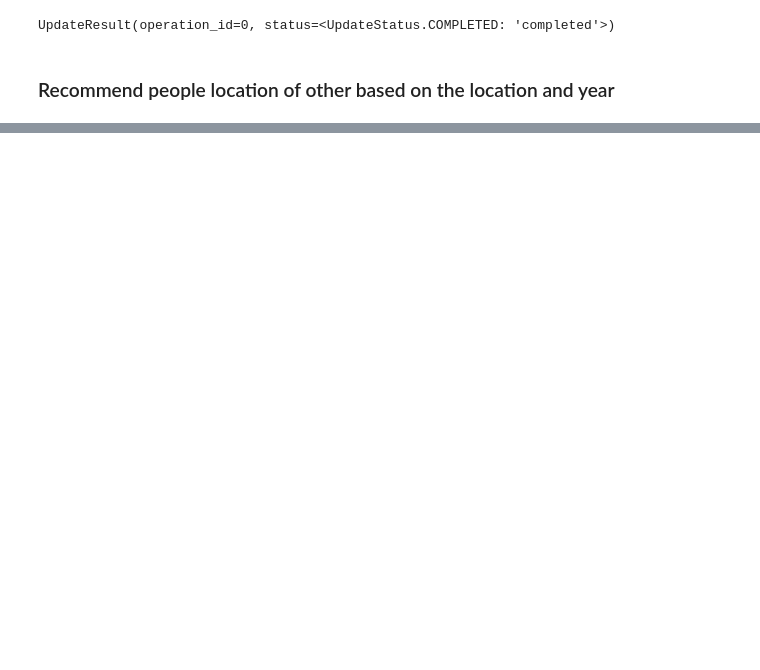
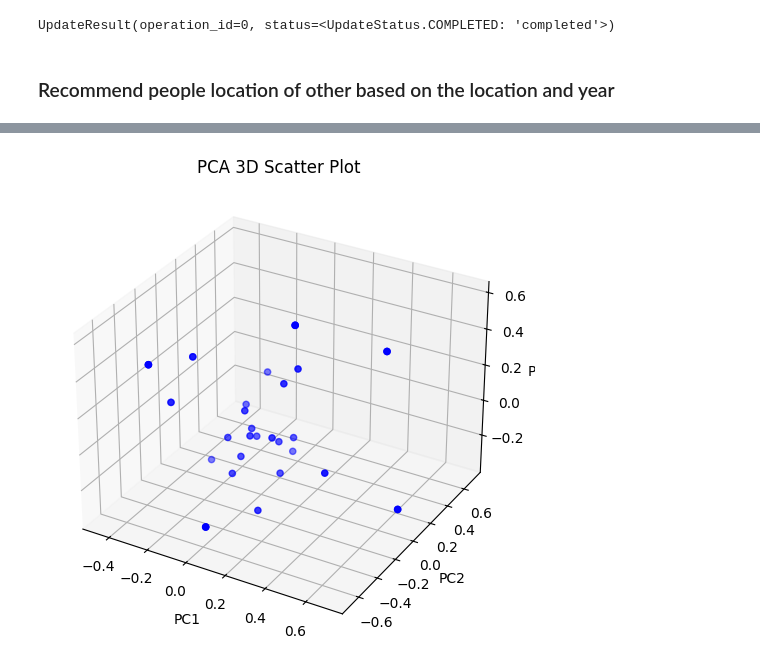
Before and after one commit to CrimsonDevil333333/NLP-Notebook-Collection, a Jupyter notebook: 02_embeddings_genration.ipynb, the cells around one changed output, grey strips where cells are left out. Cells and saved outputs as stored; diff of their text form; code cells hidden in the pictures; blank space fills up the shorter version.

```diff
--- a/02_embeddings_genration.ipynb
+++ b/02_embeddings_genration.ipynb
@@ -318,0 +334,10 @@ plt.show()
+# %%
+complete_data = client.retrieve(
+    collection_name=country_collection_name,
+    ids= [data[0] for data in sorted_recommendations],
+    with_vectors=True
+)
+
+# Extract vectors from complete_data
+vector_data = [data.vector for data in complete_data]
+vector_data[0][:5]
@@ -318,0 +363,25 @@ plt.show()
+# %%
+import numpy as np
+import matplotlib.pyplot as plt
+from sklearn.decomposition import PCA
+
+# Reduce dimensionality using PCA
+pca = PCA(n_components=3)
+vectors_3d = pca.fit_transform(vector_data)
+
+# Create 3D scatter plot
+fig = plt.figure(figsize=(8, 6))
+ax = fig.add_subplot(111, projection='3d')
+
+# Plot 3D scatter plot
+ax.scatter(vectors_3d[:, 0], vectors_3d[:, 1], vectors_3d[:, 2], c='b', marker='o')
+
+# Set labels and title
+ax.set_xlabel('PC1')
+ax.set_ylabel('PC2')
+ax.set_zlabel('PC3')
+ax.set_title('PCA 3D Scatter Plot')
+
+plt.show()
+# %% [output]
+[figure, added]
```
Also changed, not shown: parts of 13 cells of this notebook, 1 other file.
